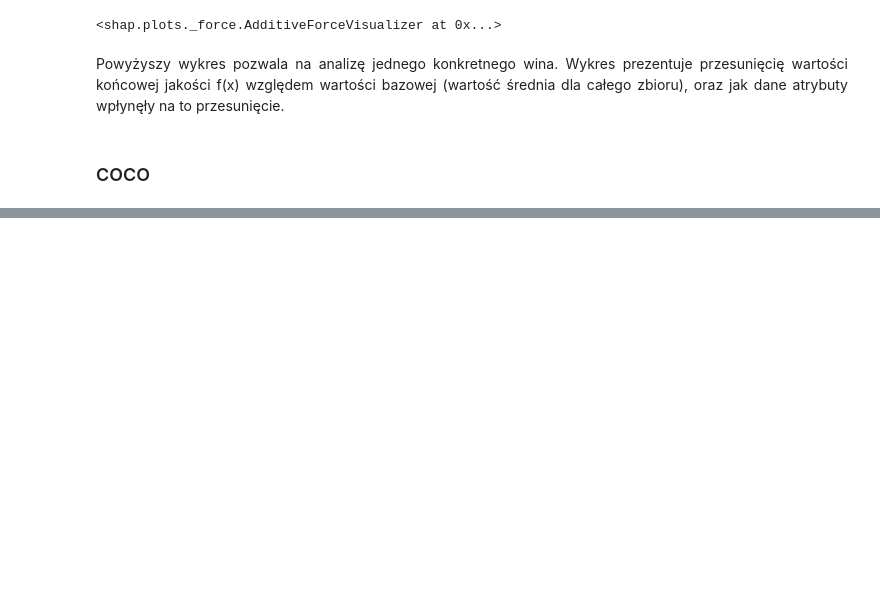
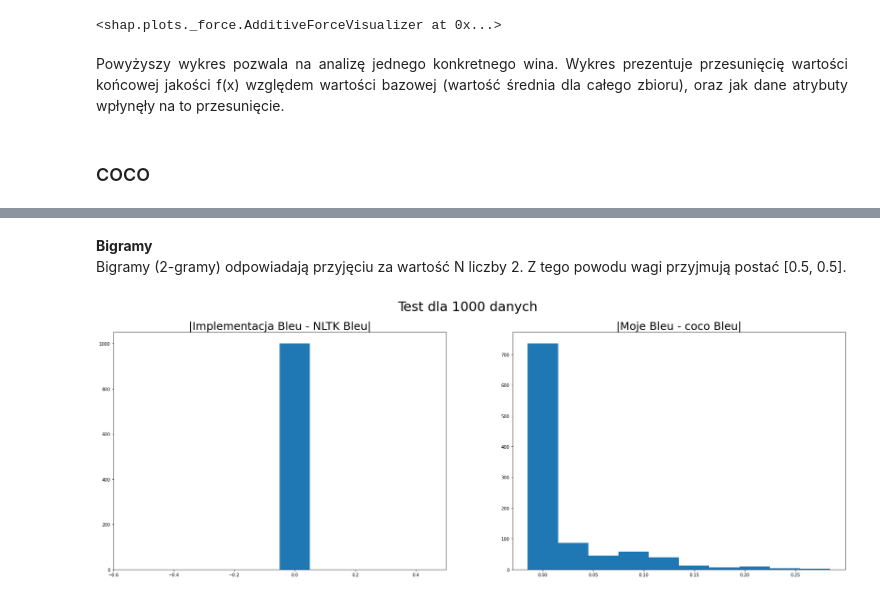
Before and after one commit to DanielSlusarczyk/NLP-Metrics, a Jupyter notebook: Projekt.ipynb, the cells around one changed output, grey strips where cells are left out. Drawn from its saved outputs; the diff is of its cells as text; code cells hidden in the pictures; blank space fills up the shorter version.

Commit message:
Dodanie przykładów do COCO

```diff
--- a/Projekt.ipynb
+++ b/Projekt.ipynb
@@ -882,0 +930,10 @@ test(coco, cocoRes, evals, [1])
+# %% [markdown]
+<b>Bigramy</b>
+<br>
+Bigramy (2-gramy) odpowiadają przyjęciu za wartość N liczby 2. Z tego powodu wagi przyjmują postać [0.5, 0.5].
+# %%
+from funkcje.Test import *
+evals = cocoEval.evalImgs
+test(coco, cocoRes, evals, [0.5, 0.5])
+# %% [output]
+[figure, added]
```
Also changed, not shown: parts of 17 cells of this notebook, 3 other files.
